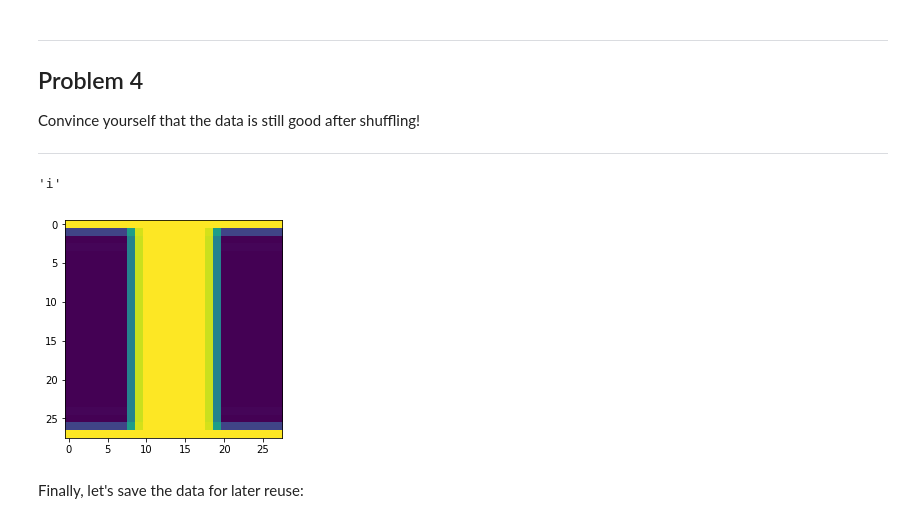
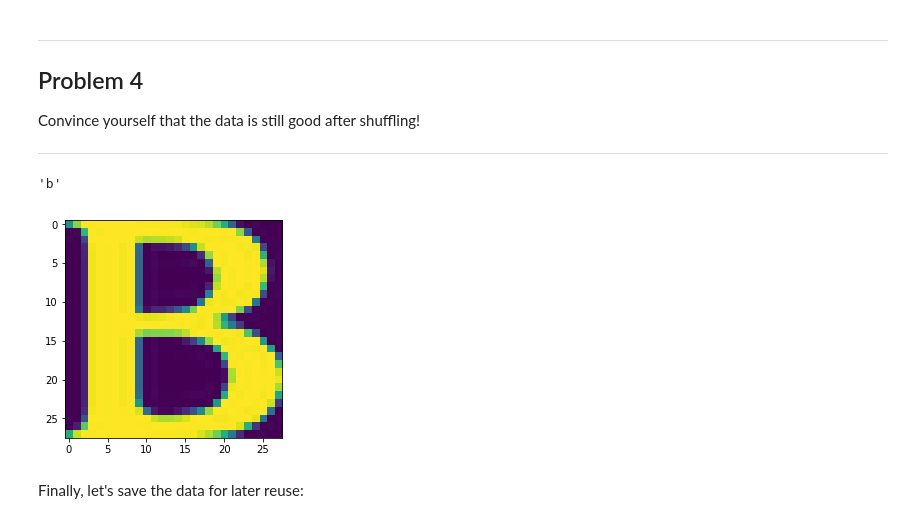
Before and after one commit to ckLXHL/learnSomeThing, a Jupyter notebook: AnacondaProjects/1_notmnist.ipynb, the cells around one changed output. Saved outputs shown, nothing was run; the diff lists cells and outputs as text; code cells hidden in the pictures.

```diff
--- a/AnacondaProjects/1_notmnist.ipynb
+++ b/AnacondaProjects/1_notmnist.ipynb
@@ -204,8 +204,3 @@ Problem 2
 Let's verify that the data still looks good. Displaying a sample of the labels and images from the ndarray. Hint: you can use matplotlib.pyplot.
 
 ---
-# %%
-f = open("./notMNIST_large/A.pickle", 'rb')
-ds = pickle.load(f)
-f.close()
-plt.imshow(ds[0])
@@ -214,0 +207,9 @@ plt.imshow(ds[0])
+# %%
+pickle_file = train_datasets[np.random.randint(len(train_datasets))]
+with open(pickle_file, 'rb') as f:
+    ds = pickle.load(f)
+    f.close()
+    rand_index = np.random.randint(len(ds))
+    rand_sample = ds[rand_index, :, :]
+    plt.imshow(rand_sample)
+    print(rand_sample[image_size // 2, image_size // 2])
@@ -357,12 +369,12 @@ Convince yourself that the data is still good after shuffling!
 
 ---
 # %%
-ind = train_dataset.shape[0] - 1
+ind = np.random.randint(train_dataset.shape[0])
 plt.imshow(train_dataset[ind])
 chr(ord('a') + train_labels[ind])
 # %% [output]
-'i'
+'b'
-[figure, old version]
+[figure, new version]
 # %% [markdown]
 Finally, let's save the data for later reuse:
 # %%
```
Also changed, not shown: parts of 5 cells of this notebook.
